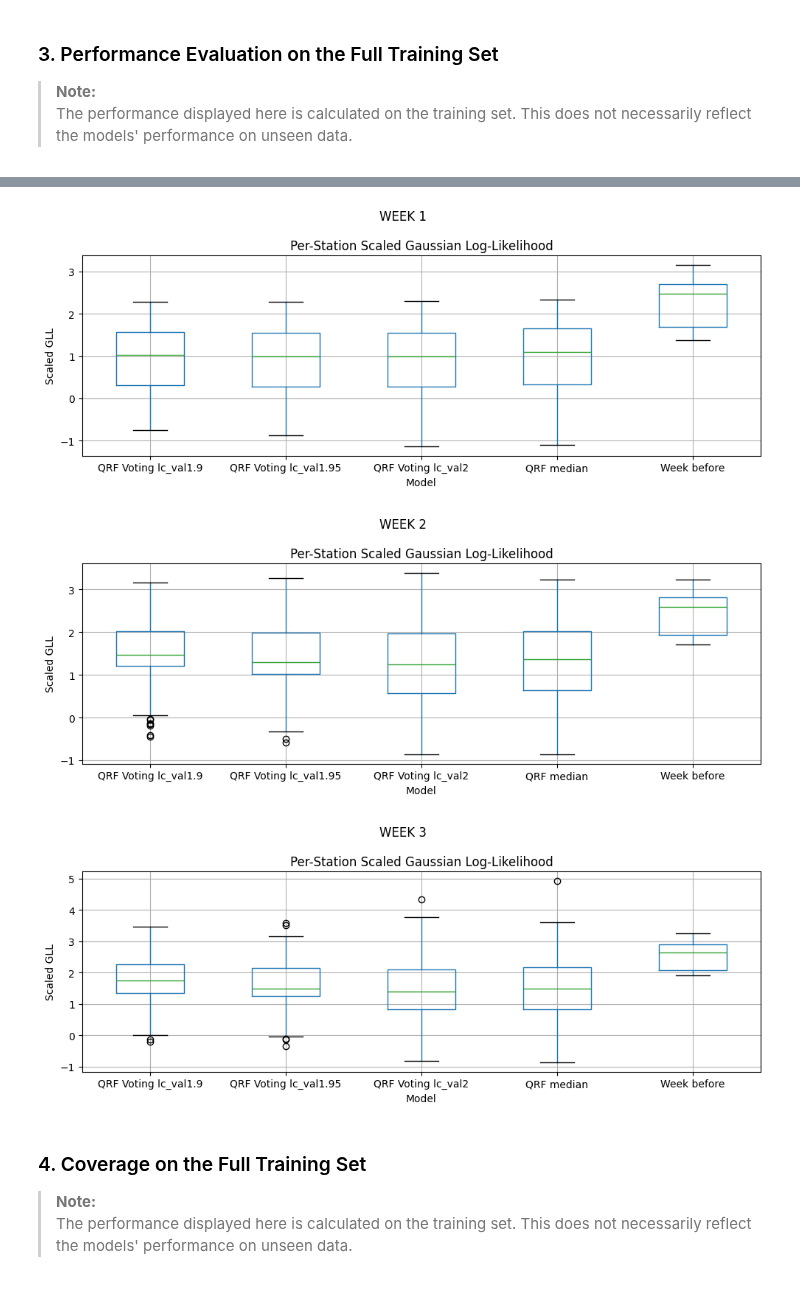
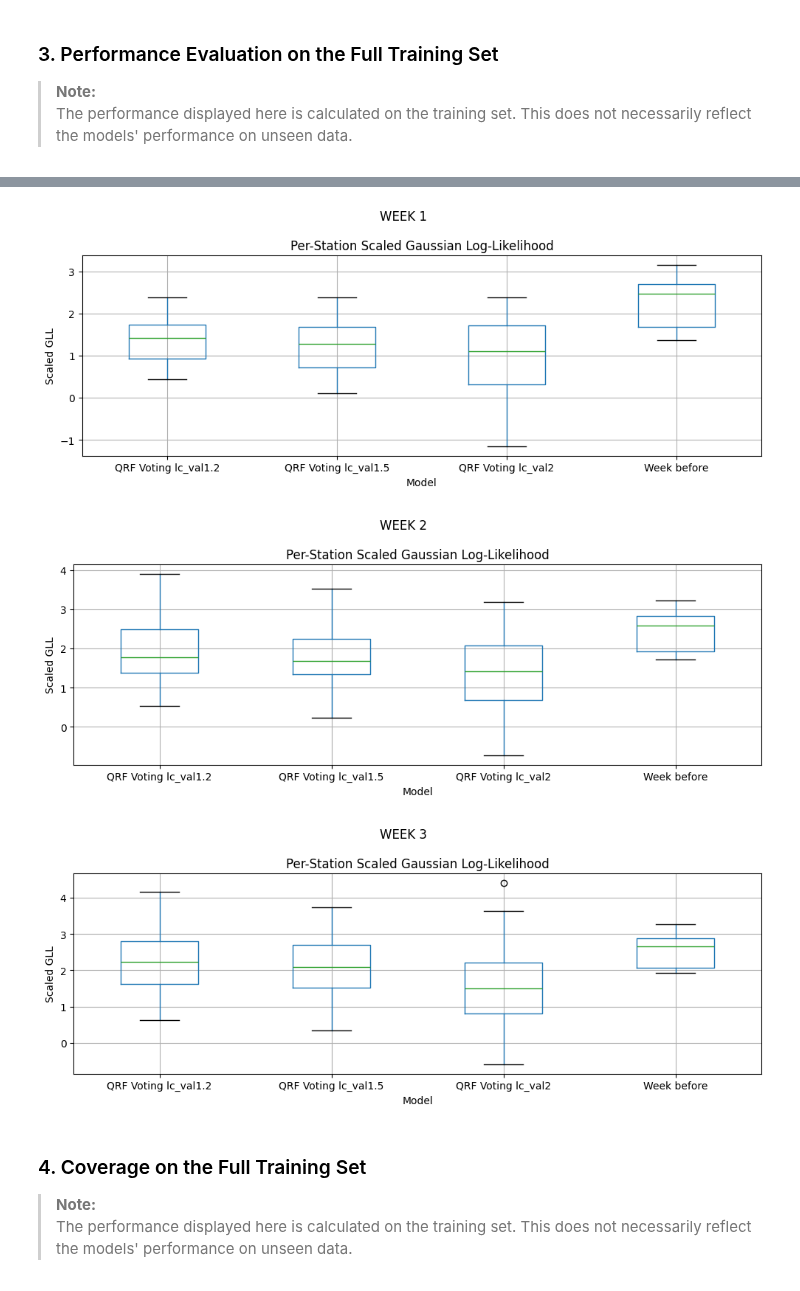
Before and after one commit to lucas066001/WaterScarcity.Hackathon, a Jupyter notebook: src/notebooks/01 Training and submission/01.1 - Lucas' Modelisation.ipynb, the cells around one changed output, grey strips where cells are left out. Drawn from its saved outputs; the diff is of its cells as text; code cells hidden in the pictures.

```diff
--- a/src/notebooks/01 Training and submission/01.1 - Lucas' Modelisation.ipynb
+++ b/src/notebooks/01 Training and submission/01.1 - Lucas' Modelisation.ipynb
@@ -80,7 +80,7 @@ DATASET_TRANSFORMS = [
 
 DATASET_SPEC = "_".join(DATASET_TRANSFORMS)
 
-DATASET_SPEC = "dataset_custom_20"
+DATASET_SPEC = "dataset_custom_21"
 
 MODEL_DIR = f"../../../models/{DATASET_SPEC}/"
 
@@ -88,9 +88,9 @@ SEED = 42
 NUMBER_OF_WEEK = 4
 
 FINAL_MODELS = [
-                "qrf_bagging",
+                # "qrf_bagging",
                 "qrf_voting",
-                "qrf",
+                # "qrf",
                 # "chained_qrf",
                 # "quantile_xgb_qrf",
                 # "native_xgb_qrf",
@@ -507,12 +495,12 @@ if "quantile_xgb_qrf" in FINAL_MODELS:
                 "colsample_bytree": 0.8,
                 },
             qrf_params={
-                'n_estimators': 15,
-                'min_samples_split': 25,
-                'min_samples_leaf': 35,
-                'max_features': None,
-                'max_depth': 120,
-                'bootstrap': True
+                'n_estimators':35,
+                'min_samples_split':9,
+                'min_samples_leaf':11,
+                'max_features':None,
+                'max_depth':30,
+                'bootstrap':True,
             },
             quantiles=xgb_qrf_quantiles,
         )
@@ -609,7 +618,7 @@ if "native_xgb_qrf" in FINAL_MODELS:
 preds = {}
 
 if "qrf_voting" in FINAL_MODELS:
-    location_confidences = [1.9, 1.95, 2]
+    location_confidences = [1.2, 1.5, 2]
 
     for confidence_value in location_confidences:
         preds[confidence_value] = {}
@@ -767,26 +776,25 @@ for i in range(NUMBER_OF_WEEK):
 
     if "quantile_xgb_qrf" in FINAL_MODELS:
 
-        for i in range(NUMBER_OF_WEEK):
-            y_pred_xgb_qrf = quantile_xgb_qrf_models[i].predict(X_train_eval)
+        y_pred_xgb_qrf = quantile_xgb_qrf_models[i].predict(X_train_eval)
 
-            y_interval_xgb_qrf = np.stack(
-                [
-                    y_pred_xgb_qrf[:, 0],
-                    y_pred_xgb_qrf[:, 2],
-                ],
-                axis=1,
-            )
+        y_interval_xgb_qrf = np.stack(
+            [
+                y_pred_xgb_qrf[:, 0],
+                y_pred_xgb_qrf[:, 2],
+            ],
+            axis=1,
+        )
 
-            predictions.append(
-                {
-                    "model": "Quantile-XGB-QRF",
-                    "prediction": y_pred_xgb_qrf[:, 1],
-                    "dataset": "train",
-                    "stations": y_train_stations,
-                    "prediction_interval": y_interval_xgb_qrf,
-                }
-            )
+        predictions.append(
+            {
+                "model": "Quantile-XGB-QRF",
+                "prediction": y_pred_xgb_qrf[:, 1],
+                "dataset": "train",
+                "stations": y_train_stations,
+                "prediction_interval": y_interval_xgb_qrf,
+            }
+        )
     # if "native_xgb_qrf" in FINAL_MODELS:
 
     #     for i in range(NUMBER_OF_WEEK):
@@ -830,6 +838,6 @@ for i in range(NUMBER_OF_WEEK):
-[figure, old version]
+[figure, new version]
-[figure, old version]
+[figure, new version]
-[figure, old version]
+[figure, new version]
 # %% [markdown]
 ### 4. Coverage on the Full Training Set
 
```
Also changed, not shown: parts of 7 cells of this notebook, 4 other files.
